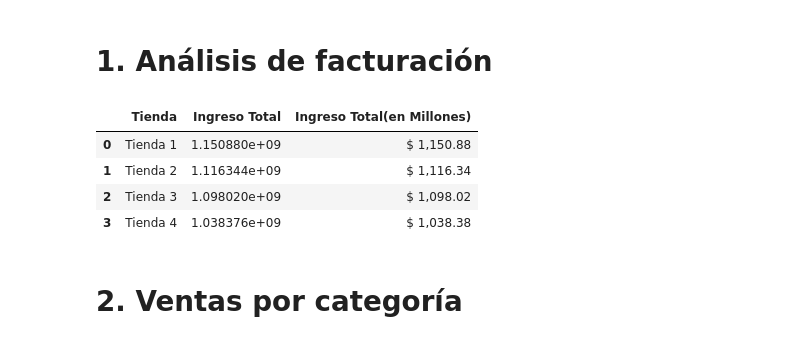
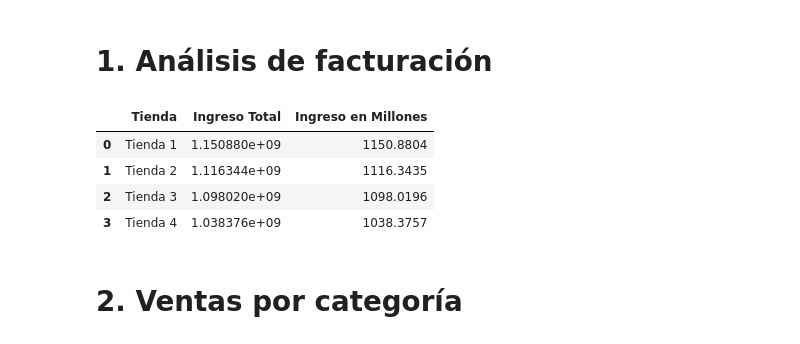
Before and after one commit to WLozanoH/Challenge1-Data-Science-AL, a Jupyter notebook: AluraStoreLatam.ipynb, the cells around one changed output. Cells and saved outputs as stored; diff of their text form; code cells hidden in the pictures.

```diff
--- a/AluraStoreLatam.ipynb
+++ b/AluraStoreLatam.ipynb
@@ -185,22 +185,22 @@ def ingreso_total_por_tienda(df, nombre_tienda = "Tienda"):
 # %%
 # Convertir a un dataframe los ingresos de cada tienda
 datos_ingresos = [
     ingreso_total_por_tienda(tienda, "Tienda 1"),
     ingreso_total_por_tienda(tienda2, "Tienda 2"),
     ingreso_total_por_tienda(tienda3, "Tienda 3"),
     ingreso_total_por_tienda(tienda4, "Tienda 4")
 ]
 
 df_facturacion = pd.DataFrame(datos_ingresos, columns=["Tienda", "Ingreso Total"])
 # Convertir los ingresos a millones para que sea más legible visualmente
-df_facturacion['Ingreso Total(en Millones)'] = (df_facturacion['Ingreso Total'] / 1e6).map(lambda x: f"$ {x:,.2f}")
+df_facturacion["Ingreso en Millones"] = df_facturacion["Ingreso Total"] / 1e6
 display(df_facturacion)
 # %% [output]
-|  | Tienda | Ingreso Total | Ingreso Total(en Millones) |
-| 0 | Tienda 1 | 1.150880e+09 | $ 1,150.88 |
-| 1 | Tienda 2 | 1.116344e+09 | $ 1,116.34 |
-| 2 | Tienda 3 | 1.098020e+09 | $ 1,098.02 |
-| 3 | Tienda 4 | 1.038376e+09 | $ 1,038.38 |
+|  | Tienda | Ingreso Total | Ingreso en Millones |
+| 0 | Tienda 1 | 1.150880e+09 | 1150.8804 |
+| 1 | Tienda 2 | 1.116344e+09 | 1116.3435 |
+| 2 | Tienda 3 | 1.098020e+09 | 1098.0196 |
+| 3 | Tienda 4 | 1.038376e+09 | 1038.3757 |
 # %% [markdown]
 # 2. Ventas por categoría
 # %%
```
Also changed, not shown: parts of 6 cells of this notebook.
